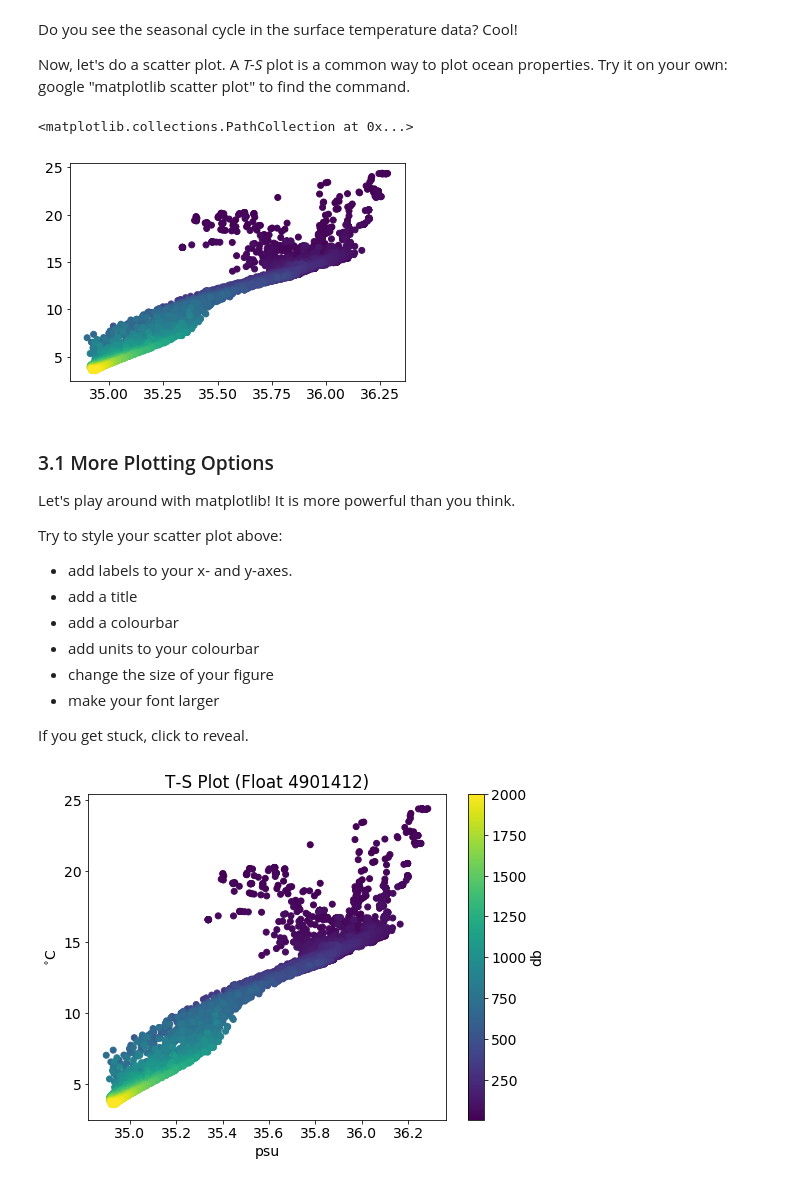
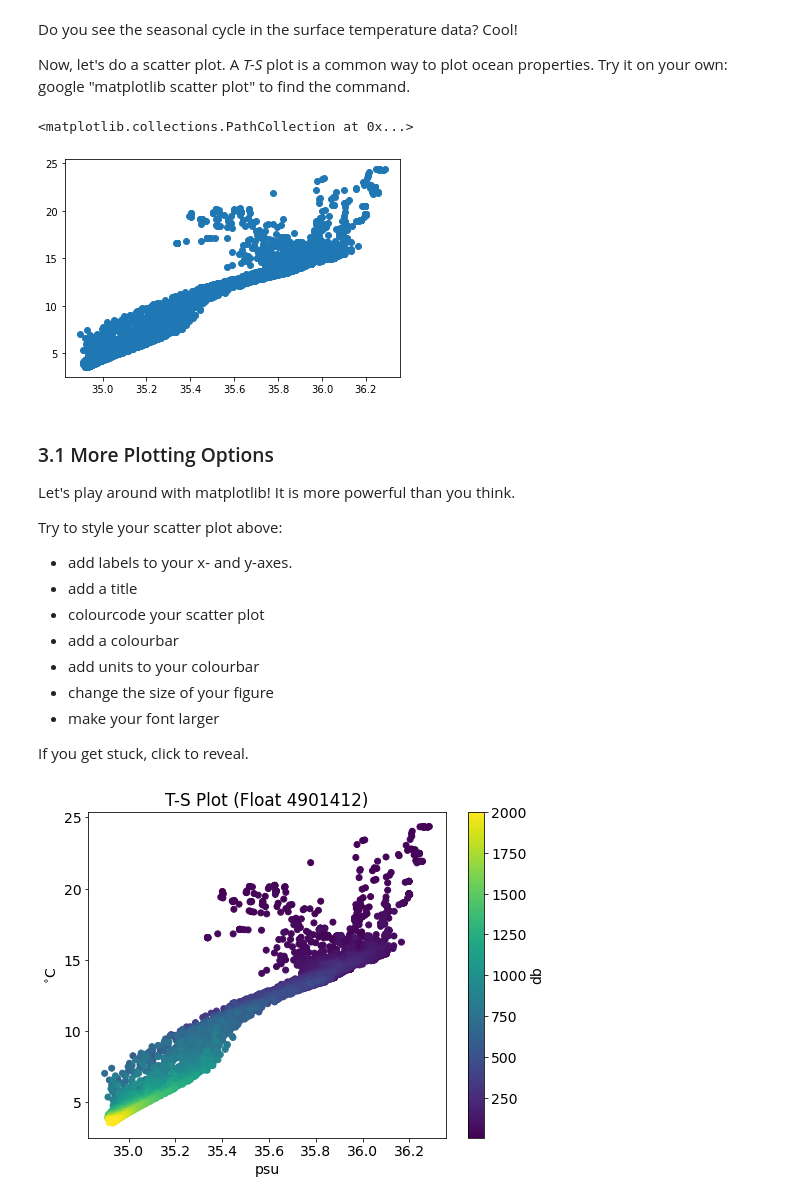
Before and after one commit to kls2177/ctl-python-workshop, a Jupyter notebook: _sources/chapters/intermediate/03_intermediate_python.ipynb, the cells around one changed output. Drawn from its saved outputs; the diff is of its cells as text; code cells hidden in the pictures.

```diff
--- a/_sources/chapters/intermediate/03_intermediate_python.ipynb
+++ b/_sources/chapters/intermediate/03_intermediate_python.ipynb
@@ -264,10 +264,10 @@ Do you see the seasonal cycle in the surface temperature data? Cool!
 Now, let's do a scatter plot. A *T-S* plot is a common way to plot ocean properties. Try it on your own: google "matplotlib scatter plot" to find the command.
 # %%
 # create a scatter plot
-plt.scatter(S, T, c=P) # color corresponds to P, pressure
+plt.scatter(S, T)
 # %% [output]
 <matplotlib.collections.PathCollection at 0x...>
-[figure, old version]
+[figure, new version]
 # %% [markdown]
 ### 3.1 More Plotting Options
 Let's play around with matplotlib! It is more powerful than you think.
@@ -276,6 +276,7 @@ Try to style your scatter plot above:
 
 * add labels to your x- and y-axes.
 * add a title
+* colourcode your scatter plot
 * add a colourbar
 * add units to your colourbar
 * change the size of your figure
```
Also changed, not shown: parts of 16 cells of this notebook, 18 other files.
